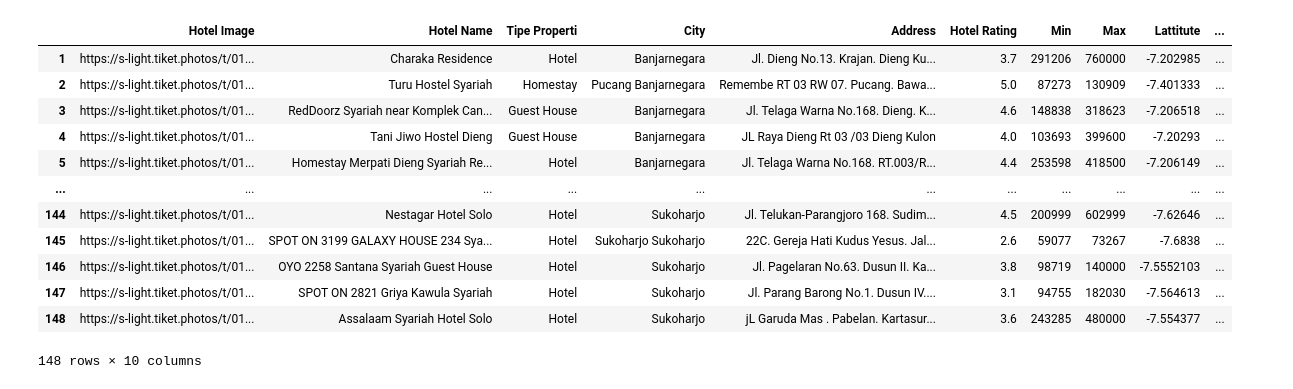
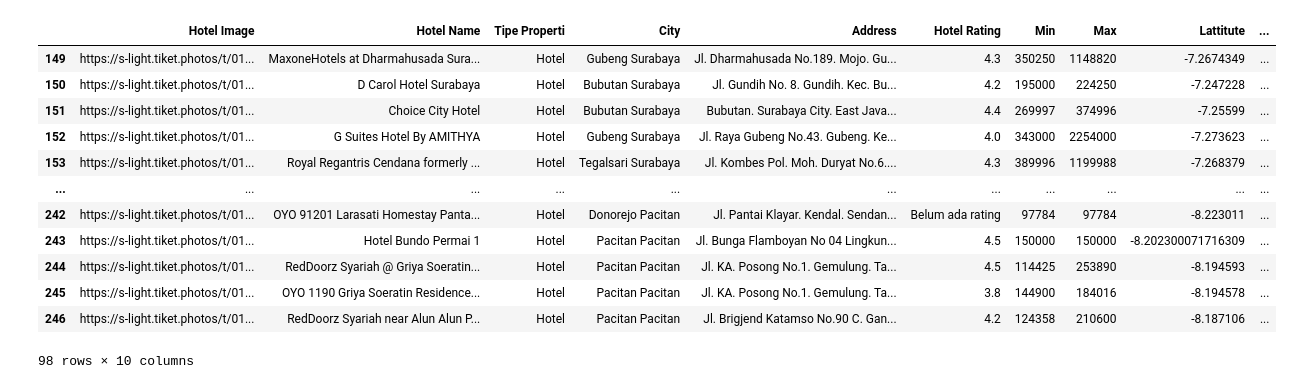
Before and after one commit to mister-riduro/datasets-final-project, a Jupyter notebook: Scrap_Hotel/scrap2-hotelDatas-tiket.ipynb, the cells around one changed output. Saved outputs shown, nothing was run; the diff lists cells and outputs as text; code cells hidden in the pictures.

```diff
--- a/Scrap_Hotel/scrap2-hotelDatas-tiket.ipynb
+++ b/Scrap_Hotel/scrap2-hotelDatas-tiket.ipynb
@@ -296,27 +237,27 @@ for i in range(0, len(link_hotel)):
 # %%
 # print(type(minPrice))
 
 # df = pd.DataFrame(list(zip(hotelImage, hotelName, propertyType, cityHotel, addressHotel, hotelRating, minPrice, maxPrice,facilities, lattitude, longitude)), columns =['Hotel Image', 'Hotel Name', 'Tipe Properti','City', 'Address', 'Hotel Rating', 'Min', 'Max', 'Facilities', 'Lattitute', 'Longitude'])
 # df
 
 df = pd.DataFrame(list(zip(hotelImage, hotelName, propertyType, cityHotel, addressHotel, hotelRating, minPrice, maxPrice, lattitude, longitude)), columns =['Hotel Image', 'Hotel Name', 'Tipe Properti','City', 'Address', 'Hotel Rating', 'Min', 'Max', 'Lattitute', 'Longitude'])
-df.index += 1
+df.index += 149
 
 df
 
 # len(minPrice)
 # %% [output]
 |  | Hotel Image | Hotel Name | Tipe Properti | City | Address | Hotel Rating | Min | Max | Lattitute | ... |
-| 1 | https://s-light.tiket.photos/t/01... | Charaka Residence | Hotel | Banjarnegara | Jl. Dieng No.13. Krajan. Dieng Ku... | 3.7 | 291206 | 760000 | -7.202985 | ... |
-| 2 | https://s-light.tiket.photos/t/01... | Turu Hostel Syariah | Homestay | Pucang Banjarnegara | Remembe RT 03 RW 07. Pucang. Bawa... | 5.0 | 87273 | 130909 | -7.401333 | ... |
-| 3 | https://s-light.tiket.photos/t/01... | RedDoorz Syariah near Komplek Can... | Guest House | Banjarnegara | Jl. Telaga Warna No.168. Dieng. K... | 4.6 | 148838 | 318623 | -7.206518 | ... |
-| 4 | https://s-light.tiket.photos/t/01... | Tani Jiwo Hostel Dieng | Guest House | Banjarnegara | JL Raya Dieng Rt 03 /03 Dieng Kulon | 4.0 | 103693 | 399600 | -7.20293 | ... |
-| 5 | https://s-light.tiket.photos/t/01... | Homestay Merpati Dieng Syariah Re... | Hotel | Banjarnegara | Jl. Telaga Warna No.168. RT.003/R... | 4.4 | 253598 | 418500 | -7.206149 | ... |
+| 149 | https://s-light.tiket.photos/t/01... | MaxoneHotels at Dharmahusada Sura... | Hotel | Gubeng Surabaya | Jl. Dharmahusada No.189. Mojo. Gu... | 4.3 | 350250 | 1148820 | -7.2674349 | ... |
+| 150 | https://s-light.tiket.photos/t/01... | D Carol Hotel Surabaya | Hotel | Bubutan Surabaya | Jl. Gundih No. 8. Gundih. Kec. Bu... | 4.2 | 195000 | 224250 | -7.247228 | ... |
+| 151 | https://s-light.tiket.photos/t/01... | Choice City Hotel | Hotel | Bubutan Surabaya | Bubutan. Surabaya City. East Java... | 4.4 | 269997 | 374996 | -7.25599 | ... |
+| 152 | https://s-light.tiket.photos/t/01... | G Suites Hotel By AMITHYA | Hotel | Gubeng Surabaya | Jl. Raya Gubeng No.43. Gubeng. Ke... | 4.0 | 343000 | 2254000 | -7.273623 | ... |
+| 153 | https://s-light.tiket.photos/t/01... | Royal Regantris Cendana formerly ... | Hotel | Tegalsari Surabaya | Jl. Kombes Pol. Moh. Duryat No.6.... | 4.3 | 389996 | 1199988 | -7.268379 | ... |
 | ... | ... | ... | ... | ... | ... | ... | ... | ... | ... | ... |
-| 144 | https://s-light.tiket.photos/t/01... | Nestagar Hotel Solo | Hotel | Sukoharjo | Jl. Telukan-Parangjoro 168. Sudim... | 4.5 | 200999 | 602999 | -7.62646 | ... |
-| 145 | https://s-light.tiket.photos/t/01... | SPOT ON 3199 GALAXY HOUSE 234 Sya... | Hotel | Sukoharjo Sukoharjo | 22C. Gereja Hati Kudus Yesus. Jal... | 2.6 | 59077 | 73267 | -7.6838 | ... |
-| 146 | https://s-light.tiket.photos/t/01... | OYO 2258 Santana Syariah Guest House | Hotel | Sukoharjo | Jl. Pagelaran No.63. Dusun II. Ka... | 3.8 | 98719 | 140000 | -7.5552103 | ... |
-| 147 | https://s-light.tiket.photos/t/01... | SPOT ON 2821 Griya Kawula Syariah | Hotel | Sukoharjo | Jl. Parang Barong No.1. Dusun IV.... | 3.1 | 94755 | 182030 | -7.564613 | ... |
-| 148 | https://s-light.tiket.photos/t/01... | Assalaam Syariah Hotel Solo | Hotel | Sukoharjo | jL Garuda Mas . Pabelan. Kartasur... | 3.6 | 243285 | 480000 | -7.554377 | ... |
+| 242 | https://s-light.tiket.photos/t/01... | OYO 91201 Larasati Homestay Panta... | Hotel | Donorejo Pacitan | Jl. Pantai Klayar. Kendal. Sendan... | Belum ada rating | 97784 | 97784 | -8.223011 | ... |
+| 243 | https://s-light.tiket.photos/t/01... | Hotel Bundo Permai 1 | Hotel | Pacitan Pacitan | Jl. Bunga Flamboyan No 04 Lingkun... | 4.5 | 150000 | 150000 | -8.202300071716309 | ... |
+| 244 | https://s-light.tiket.photos/t/01... | RedDoorz Syariah @ Griya Soeratin... | Hotel | Pacitan Pacitan | Jl. KA. Posong No.1. Gemulung. Ta... | 4.5 | 114425 | 253890 | -8.194593 | ... |
+| 245 | https://s-light.tiket.photos/t/01... | OYO 1190 Griya Soeratin Residence... | Hotel | Pacitan Pacitan | Jl. KA. Posong No.1. Gemulung. Ta... | 3.8 | 144900 | 184016 | -8.194578 | ... |
+| 246 | https://s-light.tiket.photos/t/01... | RedDoorz Syariah near Alun Alun P... | Hotel | Pacitan Pacitan | Jl. Brigjend Katamso No.90 C. Gan... | 4.2 | 124358 | 210600 | -8.187106 | ... |
-148 rows × 10 columns
+98 rows × 10 columns
 # %%
```
Also changed, not shown: parts of 3 cells of this notebook, 8 other files.
